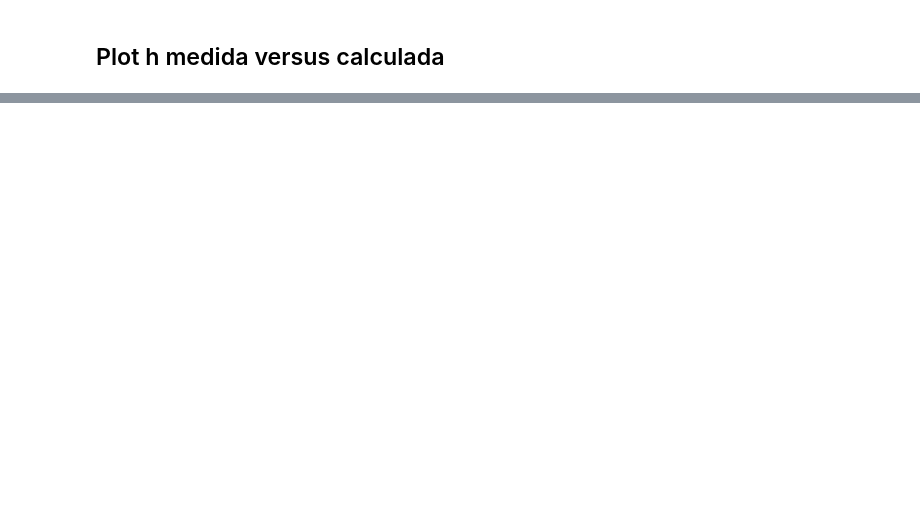
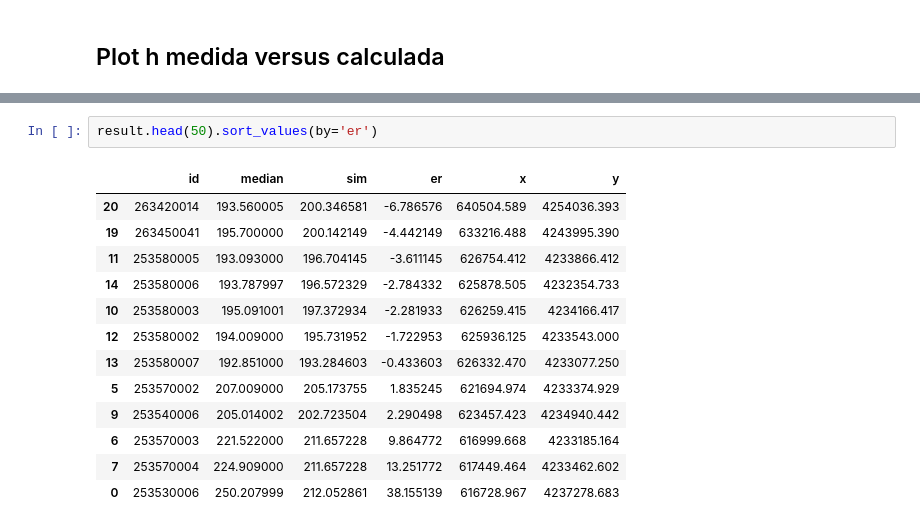
Before and after one commit to solisgb/modflow, a Jupyter notebook: mf6_disv_ob_h_sta.ipynb, the cells around one changed output, grey strips where cells are left out. Drawn from its saved outputs; the diff is of its cells as text; blank space fills up the shorter version.

```diff
--- a/mf6_disv_ob_h_sta.ipynb
+++ b/mf6_disv_ob_h_sta.ipynb
@@ -147,0 +176,16 @@ File saved in calibration\h_obs_vs_sim_disv_stationary.png
+# %%
+result.head(50).sort_values(by='er')
+# %% [output]
+|  | id | median | sim | er | x | y |
+| 20 | 263420014 | 193.560005 | 200.346581 | -6.786576 | 640504.589 | 4254036.393 |
+| 19 | 263450041 | 195.700000 | 200.142149 | -4.442149 | 633216.488 | 4243995.390 |
+| 11 | 253580005 | 193.093000 | 196.704145 | -3.611145 | 626754.412 | 4233866.412 |
+| 14 | 253580006 | 193.787997 | 196.572329 | -2.784332 | 625878.505 | 4232354.733 |
+| 10 | 253580003 | 195.091001 | 197.372934 | -2.281933 | 626259.415 | 4234166.417 |
+| 12 | 253580002 | 194.009000 | 195.731952 | -1.722953 | 625936.125 | 4233543.000 |
+| 13 | 253580007 | 192.851000 | 193.284603 | -0.433603 | 626332.470 | 4233077.250 |
+| 5 | 253570002 | 207.009000 | 205.173755 | 1.835245 | 621694.974 | 4233374.929 |
+| 9 | 253540006 | 205.014002 | 202.723504 | 2.290498 | 623457.423 | 4234940.442 |
+| 6 | 253570003 | 221.522000 | 211.657228 | 9.864772 | 616999.668 | 4233185.164 |
+| 7 | 253570004 | 224.909000 | 211.657228 | 13.251772 | 617449.464 | 4233462.602 |
+| 0 | 253530006 | 250.207999 | 212.052861 | 38.155139 | 616728.967 | 4237278.683 |
```
Also changed, not shown: parts of 13 cells of this notebook, 10 other files.
